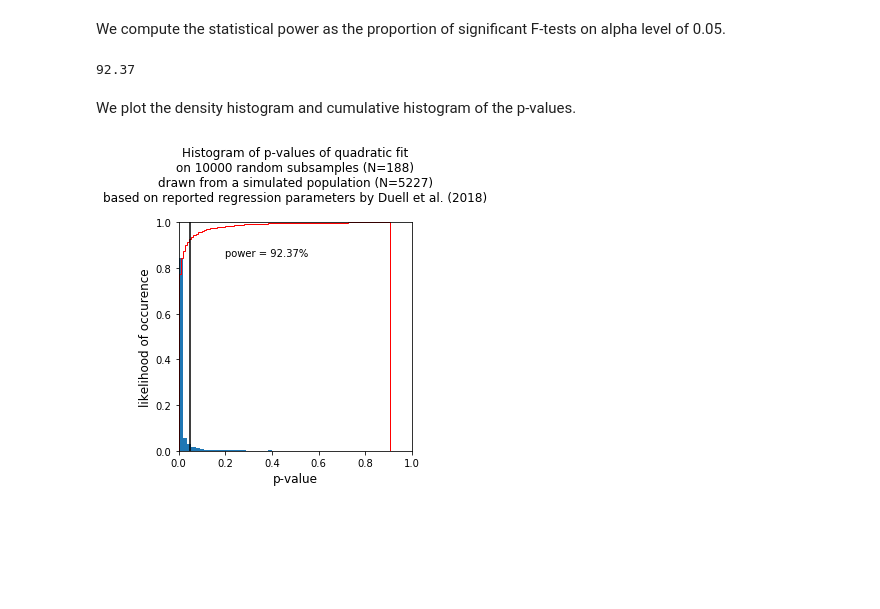
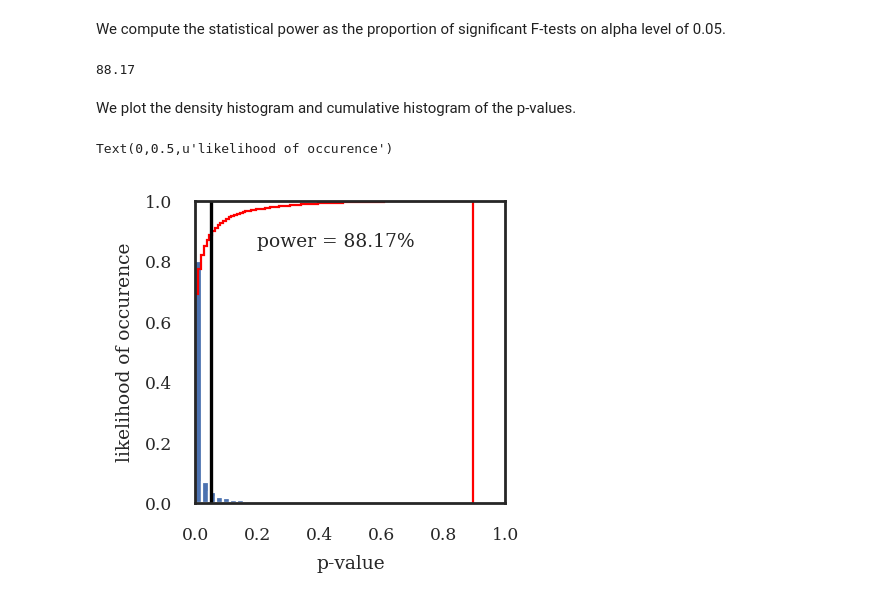
Before and after one commit to noemielteto/BART_DEV_power_simulation, a Jupyter notebook: power_simulation_BART_DEV.ipynb, the cells around one changed output. Saved outputs shown, nothing was run; the diff lists cells and outputs as text; code cells hidden in the pictures; blank space fills up the shorter version.

```diff
--- a/power_simulation_BART_DEV.ipynb
+++ b/power_simulation_BART_DEV.ipynb
@@ -8,8 +8,12 @@ Written in Python 2. Numpy is used for stochastic computation, Pandas is used fo
 # %%
 import numpy as np
 import pandas as pd
+import matplotlib
+%matplotlib inline
+matplotlib.rcParams['figure.dpi']= 200
 import matplotlib.pyplot as plt
 import seaborn as sns
+sns.set(context='paper',font='serif', style='white', font_scale=0.7)
 import statsmodels.formula.api as sm
 # %% [markdown]
 Based on the regression coefficients reported by Duell et al. (2018), the function below generates the risk-taking scores, given the gender and age of the participant, and an error term. We conduct the power simulation for only the BART, but it can be done for either measures.
@@ -30,7 +34,7 @@ rt_measures = ['stoplight', 'BART', 'health_risk', 'antisocial_risk']
 for measure in rt_measures:
     Duell_simulated_data[measure] = np.nan
 for i,row in Duell_simulated_data.iterrows():
-    Duell_simulated_data.loc[i,rt_measures] = generate_rt_scores(gender = row['gender'],age = row['age'], error=np.random.normal(0,9.25))
+    Duell_simulated_data.loc[i,rt_measures] = generate_rt_scores(gender = row['gender'],age = row['age'], error=np.random.normal(0,9.3))
 # %% [markdown]
 The resulting sample of 5227 data points reflects the quadratic pattern that was presented in the paper. The quadratic fit to the simulated data yields similar B and SE(B) values to those reported by Duell et al.
 # %%
@@ -65,7 +69,7 @@ OLS Regression Results
 # %% [markdown]
 Next, we take n_iterations random subsamples of N=188 from the total sample of 5227, and we test the quadratic fit (F-test) of these random subsamples. We plot the first ten samples and the p-value of the F-test for the quadratic fit.
 # %%
-f,ax = plt.subplots(1,10, figsize=(18,1.8), sharex=True,sharey=True)
+f,ax = plt.subplots(1,10, figsize=(8,1.5), sharex=True,sharey=True)
 n_iterations = 10000
 r2_values, f_pvalues = [],[]
 for i in range(n_iterations):
@@ -81,12 +85,15 @@ for i in range(n_iterations):
             ax[i].text(0,35,'p = ' +str(pval))
         else:
             ax[i].text(0,35,'p < 0.001')
-        ax[i].set_title('Subsample #' + str(i+1))
+        ax[i].set_title('#' + str(i+1))
         ax[i].set_xlabel('age')
         ax[i].set_xlim(-1,21)
         ax[i].set_ylim(-25,45)
         if i==0:
-            ax[i].set_ylabel('standardized BART score')
+            ax[i].set_ylabel('standardized\nBART score')
+        else:
+            ax[i].set_ylabel('')
 #plt.suptitle('Quadratic fit to 10 examplar random subsamples (N=188) drawn from a simulated population (N=5227) based on reported regression parameters by Duell et al. (2018)')
-#plt.tight_layout(rect=[0,0.03,1,0.95])
+plt.suptitle('Subsamples')
+plt.tight_layout(rect=[0,0.03,1,0.95])
 # %% [output]
@@ -97,21 +104,21 @@ We compute the statistical power as the proportion of significant F-tests on alp
 power_p = (len([i for i in range(n_iterations) if (f_pvalues[i]<0.05)])/float(n_iterations))*100
 print power_p
 # %% [output]
-92.37
+88.17
 # %% [markdown]
 We plot the density histogram and cumulative histogram of the p-values.
 # %%
 weights = np.ones_like(f_pvalues)/float(len(f_pvalues))
-plt.figure(figsize=(5,5))
-plt.hist(f_pvalues, weights=weights, bins=50)
+plt.figure(figsize=(2,2))
+plt.hist(f_pvalues, weights=weights, bins=40)
 plt.hist(f_pvalues,density=True,cumulative=True, bins=100, histtype='step', color='red')
 plt.xlim((0,1))
 plt.ylim((0,1))
 plt.axvline(x=0.05, color='black')
 plt.text(0.2,0.85,'power = '+str(power_p)+'%')
-plt.xlabel('p-value',fontsize=12)
-plt.ylabel('likelihood of occurence',fontsize=12)
-plt.title('Histogram of p-values of quadratic fit\non 10000 random subsamples (N=188)\ndrawn from a simulated population (N=5227)\nbased on reported regression parameters by Duell et al. (2018)\n',fontsize=12)
-plt.tight_layout()
+plt.xlabel('p-value')
+plt.ylabel('likelihood of occurence')
+#plt.title('Histogram of p-values of quadratic fit\non 10000 random subsamples (N=188)\ndrawn from a simulated population (N=5227)\nbased on reported regression parameters by Duell et al. (2018)\n',fontsize=12)
 # %% [output]
+Text(0,0.5,u'likelihood of occurence')
-[figure, old version]
+[figure, new version]
```
Also changed, not shown: parts of 3 cells of this notebook.
